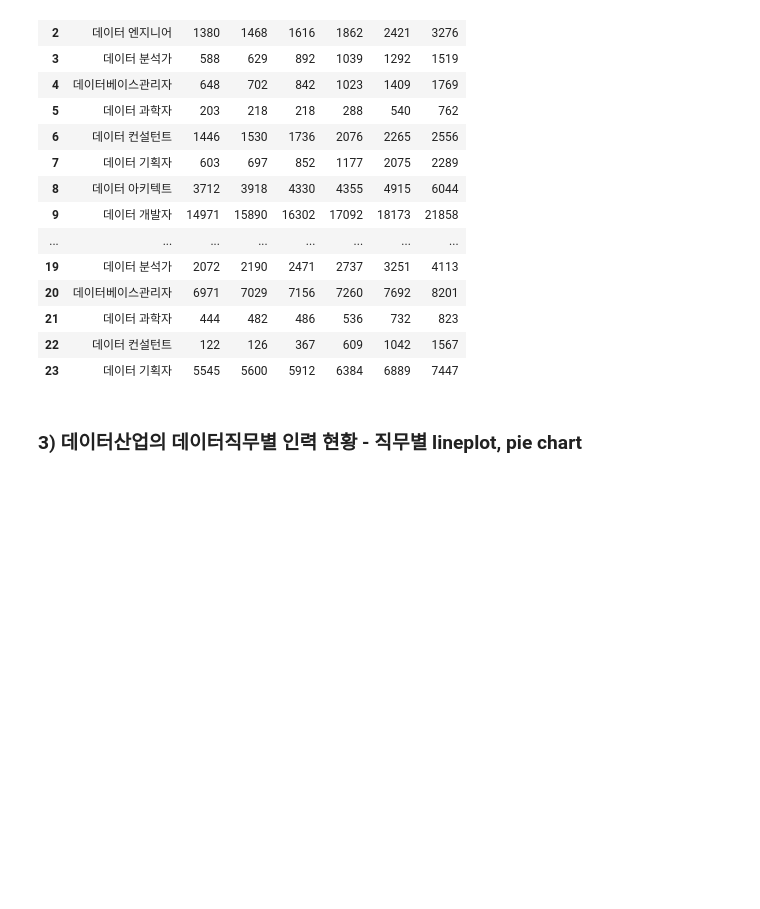
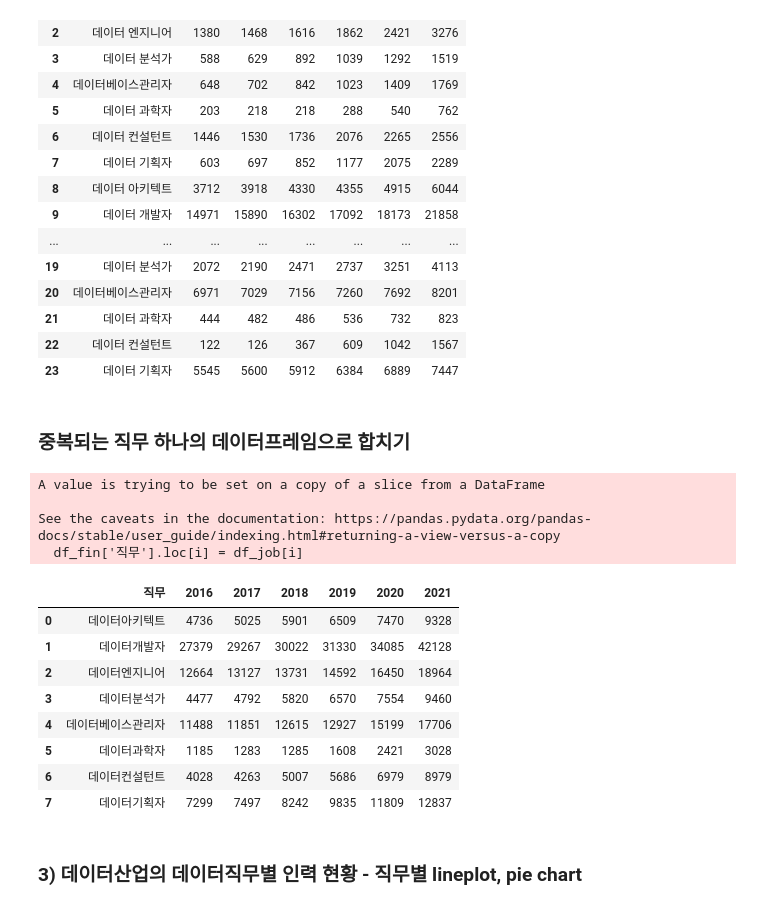
Before and after one commit to Minsoo0405/Visualize_Industrial_Trends, a Jupyter notebook: minsoo/code/labeling_visualization(manpower status).ipynb, the cells around one changed output. Drawn from its saved outputs; the diff is of its cells as text; code cells hidden in the pictures; blank space fills up the shorter version.

```diff
--- a/minsoo/code/labeling_visualization(manpower status).ipynb
+++ b/minsoo/code/labeling_visualization(manpower status).ipynb
@@ -96,5 +96,35 @@ data_ids_report
 | 21 | 데이터 과학자 | 444 | 482 | 486 | 536 | 732 | 823 |
 | 22 | 데이터 컨설턴트 | 122 | 126 | 367 | 609 | 1042 | 1567 |
 | 23 | 데이터 기획자 | 5545 | 5600 | 5912 | 6384 | 6889 | 7447 |
+# %% [markdown]
+### 중복되는 직무 하나의 데이터프레임으로 합치기
+# %%
+df1 = data_ids_report[0:8].reset_index(drop=True)
+df2 = data_ids_report[8:16].reset_index(drop=True)
+df3 = data_ids_report[16:24].reset_index(drop=True)
+# %%
+df_fin = df1 + df2 + df3
+
+df_job = ['데이터아키텍트','데이터개발자','데이터엔지니어','데이터분석가','데이터베이스관리자','데이터과학자','데이터컨설턴트','데이터기획자']
+# %%
+for i in range(len(df_fin)):
+    df_fin['직무'].loc[i] = df_job[i]
+# %% [output]
+A value is trying to be set on a copy of a slice from a DataFrame
+
+See the caveats in the documentation: https://pandas.pydata.org/pandas-docs/stable/user_guide/indexing.html#returning-a-view-versus-a-copy
+  df_fin['직무'].loc[i] = df_job[i]
+# %%
+df_fin
+# %% [output]
+|  | 직무 | 2016 | 2017 | 2018 | 2019 | 2020 | 2021 |
+| 0 | 데이터아키텍트 | 4736 | 5025 | 5901 | 6509 | 7470 | 9328 |
+| 1 | 데이터개발자 | 27379 | 29267 | 30022 | 31330 | 34085 | 42128 |
+| 2 | 데이터엔지니어 | 12664 | 13127 | 13731 | 14592 | 16450 | 18964 |
+| 3 | 데이터분석가 | 4477 | 4792 | 5820 | 6570 | 7554 | 9460 |
+| 4 | 데이터베이스관리자 | 11488 | 11851 | 12615 | 12927 | 15199 | 17706 |
+| 5 | 데이터과학자 | 1185 | 1283 | 1285 | 1608 | 2421 | 3028 |
+| 6 | 데이터컨설턴트 | 4028 | 4263 | 5007 | 5686 | 6979 | 8979 |
+| 7 | 데이터기획자 | 7299 | 7497 | 8242 | 9835 | 11809 | 12837 |
 # %%
 # 데이터 전처리 완료된 데이터프레임 csv파일로 저장
```
Also changed, not shown: parts of 2 cells of this notebook, 2 other files.
